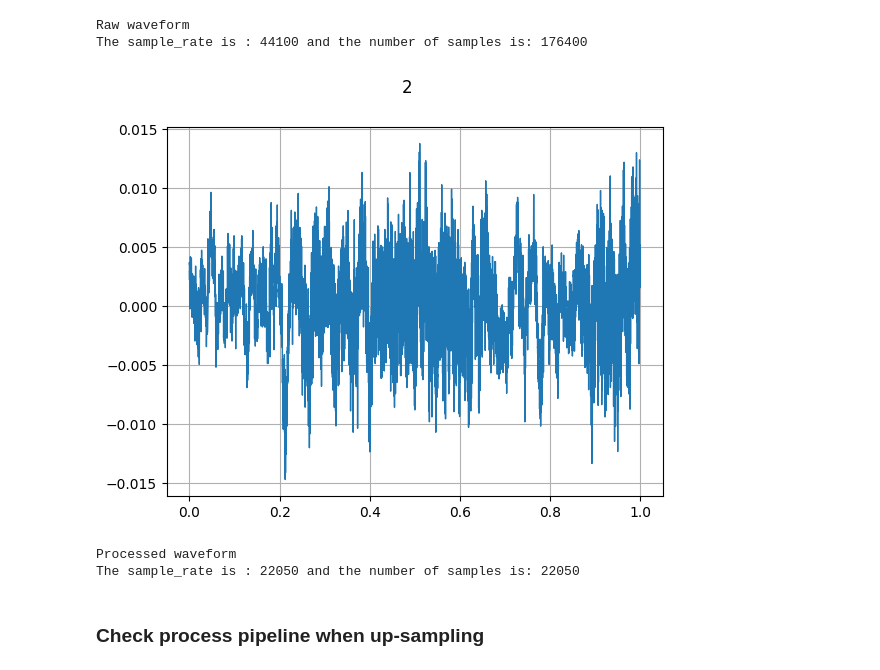
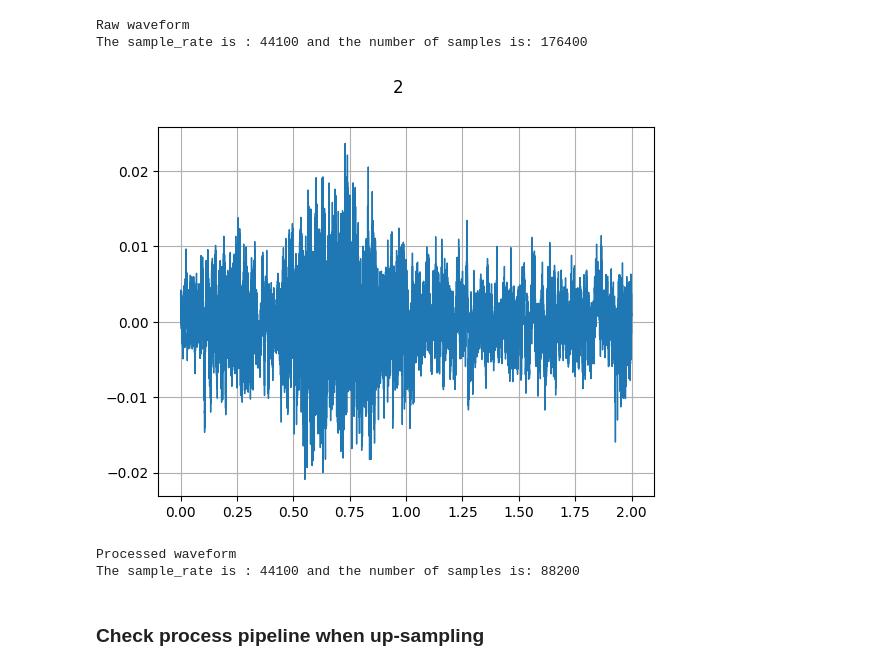
Before and after one commit to alextavern/musicAI, a Jupyter notebook: UrbanSound8K_Data_exploration+feature_extraction.ipynb, the cells around one changed output. Cells and saved outputs as stored; diff of their text form; code cells hidden in the pictures.

```diff
--- a/UrbanSound8K_Data_exploration+feature_extraction.ipynb
+++ b/UrbanSound8K_Data_exploration+feature_extraction.ipynb
@@ -32,5 +33,6 @@ PATH = "data/UrbanSound8K"
 # %%
-dataset = U.UrbanSoundPrep(PATH)
+dataset_train = U.UrbanSoundPrep(PATH, fold=1, train=True)
+dataset_val = U.UrbanSoundPrep(PATH, fold=1, train=False)
 # %% [markdown]
 ### Load metadata
 # %%
@@ -180,5 +215,5 @@ plt.savefig("figures/number_of_samples.png", bbox_inches='tight')
 # %%
-waveform, sample_rate, label = dataset.__getitem__(1)
+waveform, sample_rate, label = dataset_train[1]
 # %%
 num_channels, samples = waveform.shape
 num_channels
@@ -225,17 +260,17 @@ print("The sample_rate is : {} and the number of samples is: {}".format(sample_r
 Raw waveform
 The sample_rate is : 44100 and the number of samples is: 176400
 # %%
-dataset = U.UrbanSoundPrep(PATH, preprocess=True, resample_rate=22050, number_of_samples=22050)
-waveform, sample_rate, label =  dataset.__getitem__(1)
+dataset_train = U.UrbanSoundPrep(PATH, fold=1, train=True, preprocess=True, resample_rate=44100, number_of_samples=88200)
+waveform, sample_rate, label =  dataset_train[1]
 plot_waveform(waveform, sample_rate, label)
 # %% [output]
-[figure, old version]
+[figure, new version]
 # %%
 print("Processed waveform")
 print("The sample_rate is : {} and the number of samples is: {}".format(sample_rate, waveform.shape[1]))
 # %% [output]
 Processed waveform
-The sample_rate is : 22050 and the number of samples is: 22050
+The sample_rate is : 44100 and the number of samples is: 88200
 # %% [markdown]
 ### Check process pipeline when up-sampling
 # %%
```
Also changed, not shown: parts of 47 cells of this notebook, 1 other file.
